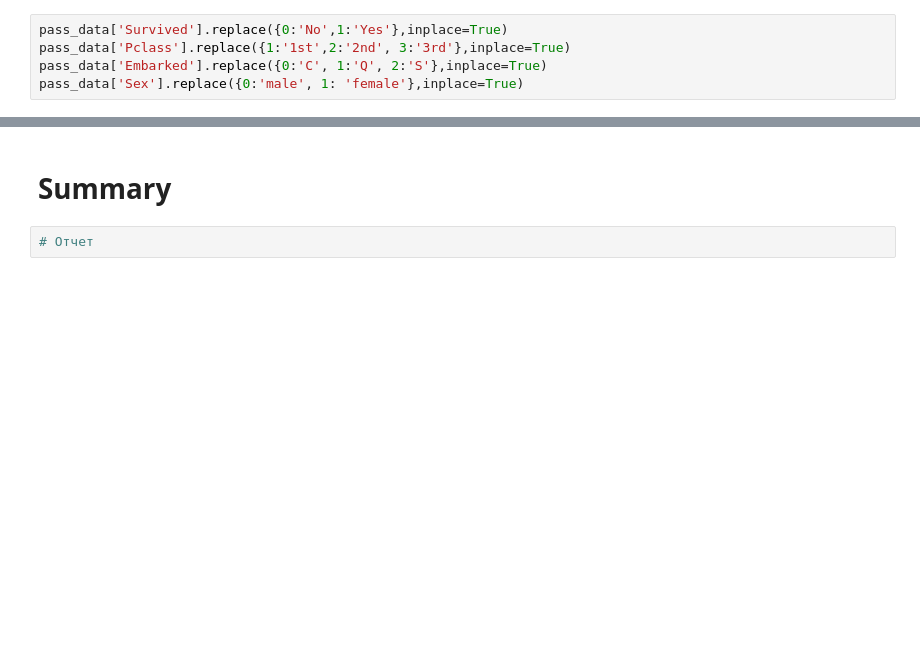
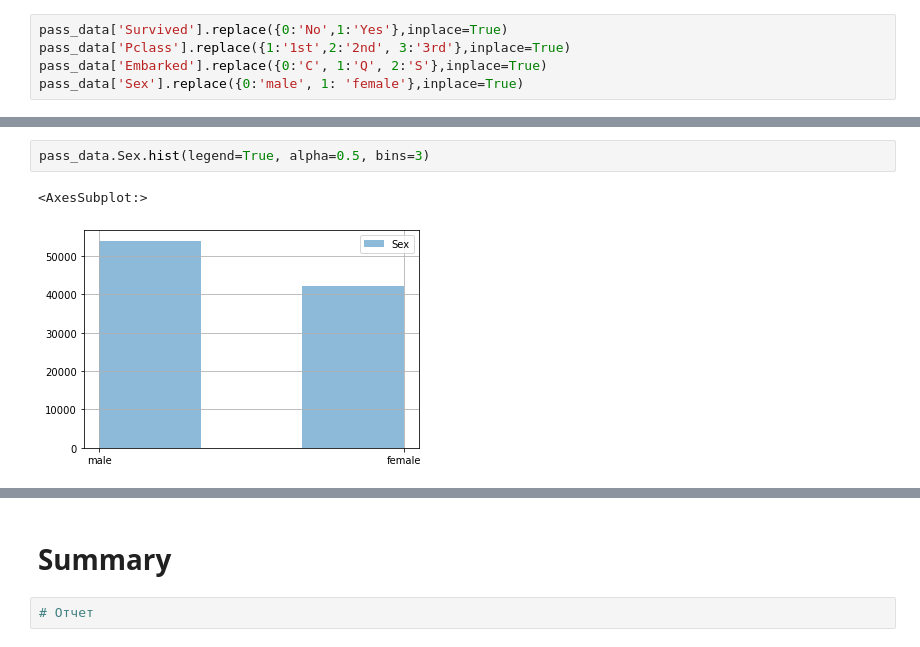
Before and after one commit to Anetta314159/2_data_exploration, a Jupyter notebook: eda.ipynb, the cells around one changed output, grey strips where cells are left out. Saved outputs shown, nothing was run; the diff lists cells and outputs as text; blank space fills up the shorter version.

```diff
--- a/eda.ipynb
+++ b/eda.ipynb
@@ -154,0 +161,5 @@ pass_data.Survived.hist(legend=True, alpha=0.5)
+# %%
+pass_data.Sex.hist(legend=True, alpha=0.5, bins=3)
+# %% [output]
+<AxesSubplot:>
+[figure, added]
```
Also changed, not shown: parts of 29 cells of this notebook.
